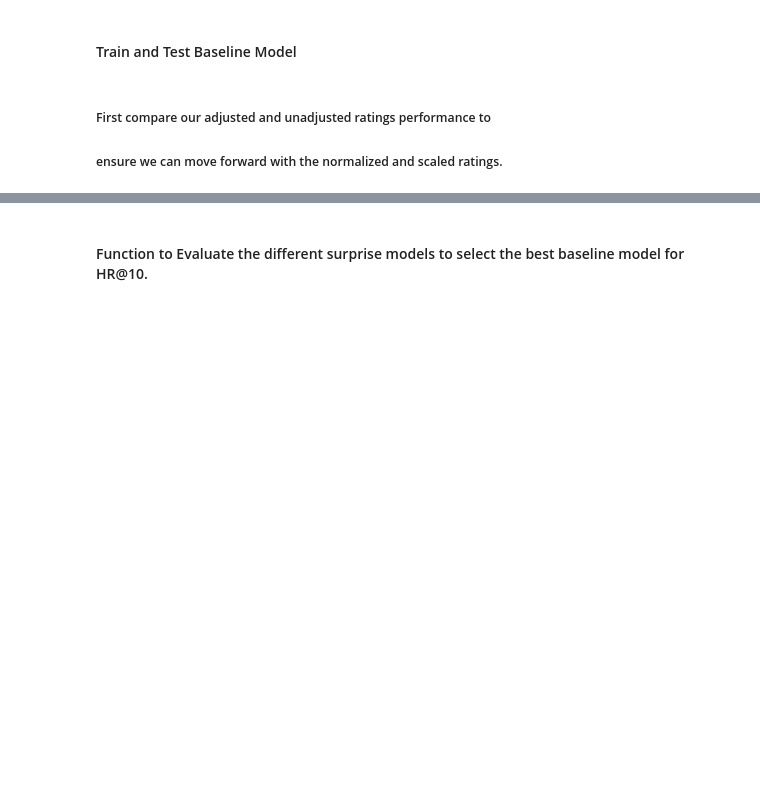
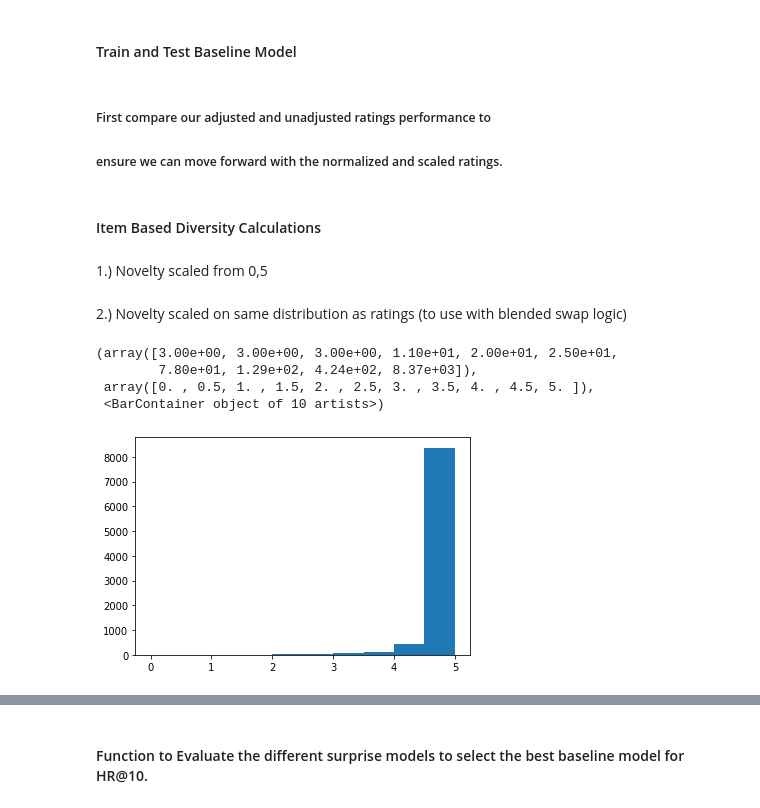
Before and after one commit to bdougall/W207_movies, a Jupyter notebook: jerico_notebook_2.ipynb, the cells around one changed output, grey strips where cells are left out. Saved outputs shown, nothing was run; the diff lists cells and outputs as text; code cells hidden in the pictures; blank space fills up the shorter version.

```diff
--- a/jerico_notebook_2.ipynb
+++ b/jerico_notebook_2.ipynb
@@ -671,3 +690,7 @@ test_data = test_data.build_testset()
 # %% [markdown]
 ##### First compare our adjusted and unadjusted ratings performance to
 ##### ensure we can move forward with the normalized and scaled ratings.
+# %% [markdown]
+#### Item Based Diversity Calculations
+# %% [markdown]
+1.) Novelty scaled from 0,5
@@ -673,0 +717,35 @@ test_data = test_data.build_testset()
+# %% [markdown]
+2.) Novelty scaled on same distribution as ratings (to use with blended swap logic)
+# %%
+#Create a dictionary of rating counts for movies
+rankings = ratings_df["movieId"].value_counts()
+ratings =  ratings_df[['movieId','rating']].groupby('movieId').mean()
+
+#Let's standardize our rankings to be able to be used together
+scaler = MinMaxScaler(feature_range = (0,5))
+scaler2 = RobustScaler()
+ranking_movieID = rankings.index.to_numpy()
+ratings = ratings.to_numpy().reshape(-1,1)
+
+scaler.fit(ratings)
+scaler2.fit(ratings)
+sc_rankings = rankings.to_numpy().reshape(-1,1)
+sc_rankings = scaler2.transform(sc_rankings)
+sc_rankings = scaler.fit_transform(sc_rankings)
+
+
+
+sc_rankings = sc_rankings.tolist()
+
+sc_rankings = [(float(i[0])*-1)+5 for i in sc_rankings]
+
+
+ranking_movieID = ranking_movieID.tolist()
+# %%
+plt.hist(sc_rankings)
+# %% [output]
+(array([3.00e+00, 3.00e+00, 3.00e+00, 1.10e+01, 2.00e+01, 2.50e+01,
+        7.80e+01, 1.29e+02, 4.24e+02, 8.37e+03]),
+ array([0. , 0.5, 1. , 1.5, 2. , 2.5, 3. , 3.5, 4. , 4.5, 5. ]),
+ <BarContainer object of 10 artists>)
+[figure, added]
```
Also changed, not shown: parts of 41 cells of this notebook.
